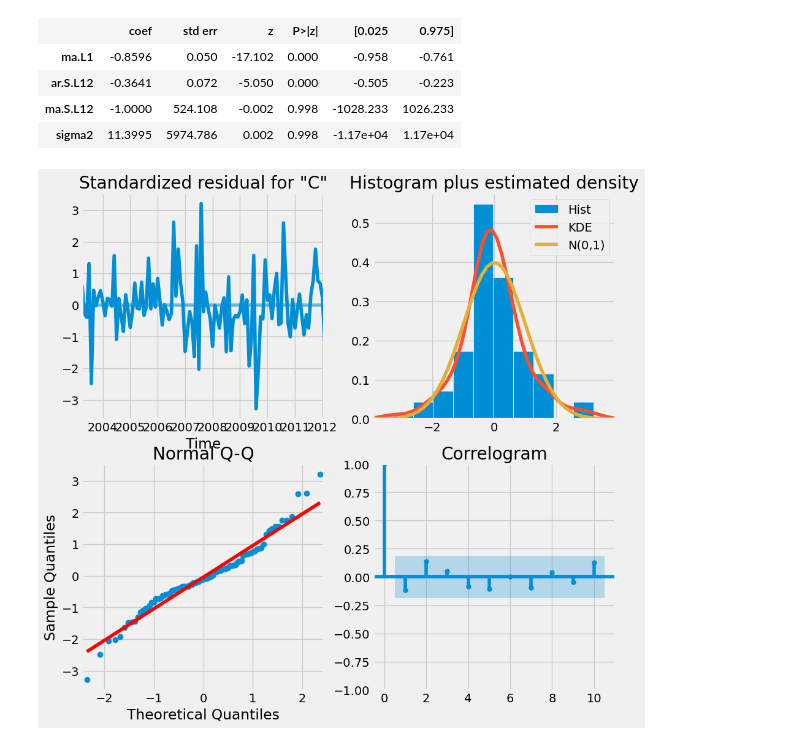
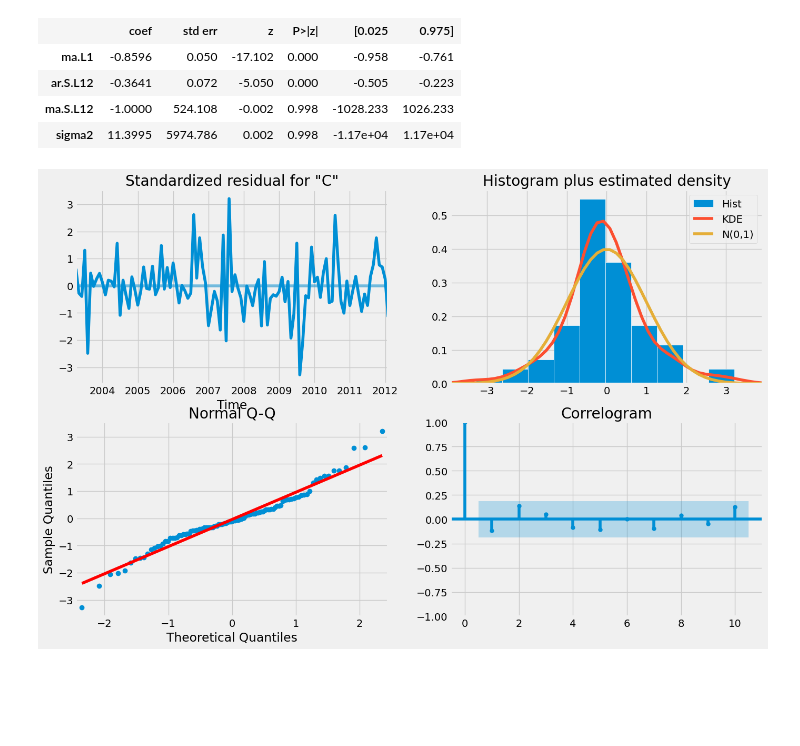
Before and after one commit to mJekal/CO_Data_Anaylsis, a Jupyter notebook: CO2_2001-2011.ipynb, the cells around one changed output. Cells and saved outputs as stored; diff of their text form; code cells hidden in the pictures; blank space fills up the shorter version.

```diff
--- a/CO2_2001-2011.ipynb
+++ b/CO2_2001-2011.ipynb
@@ -8,7 +8,7 @@ import matplotlib.pyplot as plt
 
 plt.style.use('fivethirtyeight')
 # %%
-dt = pd.read_csv("Gosan_Flask_CO2_del13C_2001-2011.csv", index_col='Time')
+dt = pd.read_csv("Gosan_Flask_CO2_del13C_2001-2011 - 복사본 (3).csv", index_col='Time')
 # %%
 dt.index = pd.to_datetime(dt.index)
 # %%
@@ -123,7 +125,7 @@ results.summary().tables[1]
 | ma.S.L12 | -1.0000 | 524.108 | -0.002 | 0.998 | -1028.233 | 1026.233 |
 | sigma2 | 11.3995 | 5974.786 | 0.002 | 0.998 | -1.17e+04 | 1.17e+04 |
 # %%
-results.plot_diagnostics(figsize=(10, 10))
+results.plot_diagnostics(figsize=(15, 10))
 plt.show()
 # %% [output]
-[figure, old version]
+[figure, new version]
```
Also changed, not shown: parts of 10 cells of this notebook.
